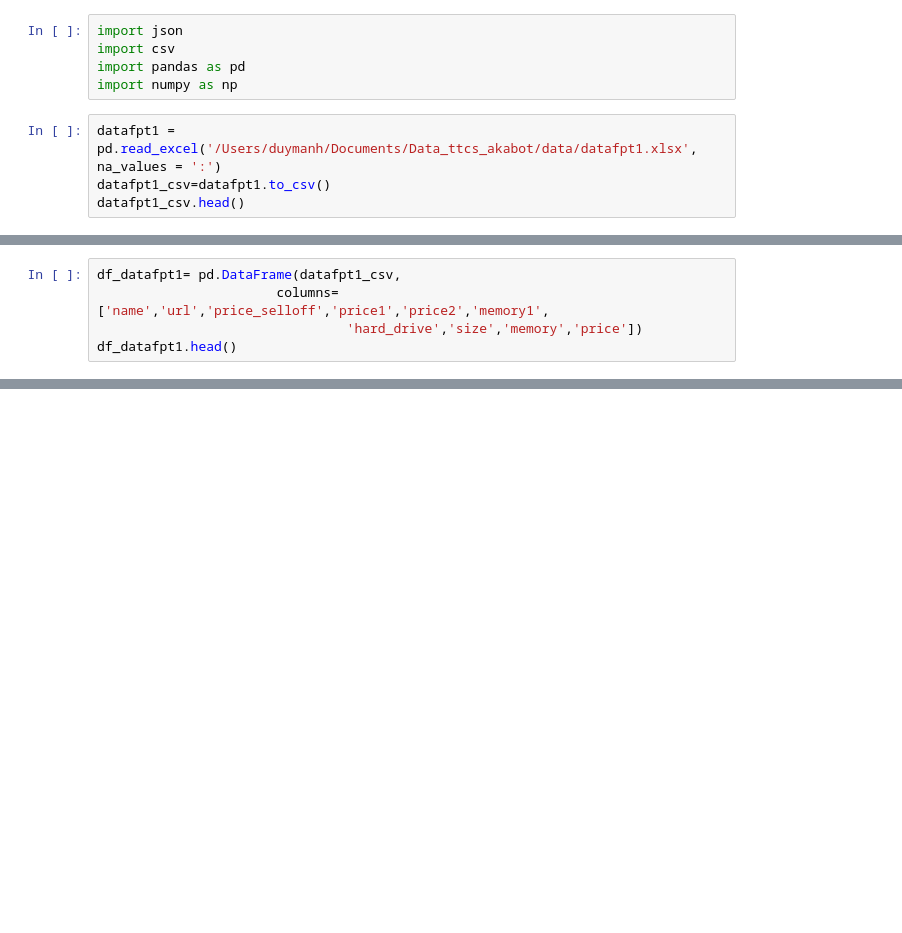
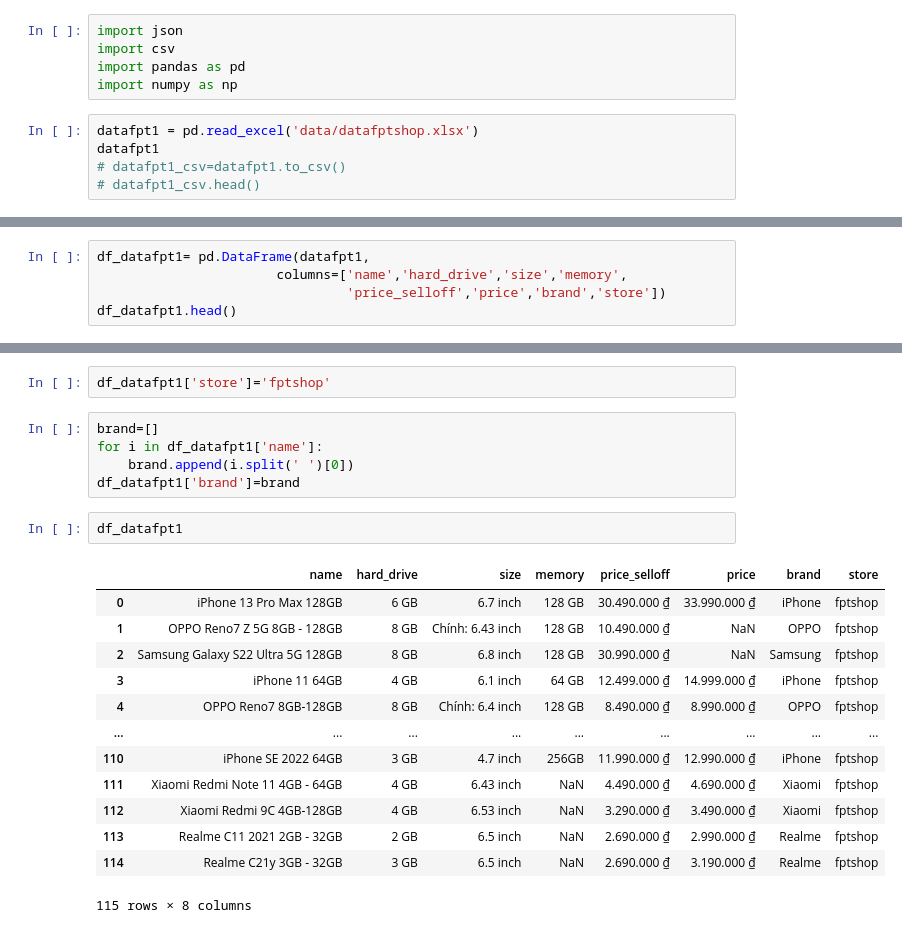
Before and after one commit to DuyManh030901/Data_ttcs_akabot, a Jupyter notebook: Data_ttcs/code/xulidataakabot.ipynb, the cells around one changed output, grey strips where cells are left out. Saved outputs shown, nothing was run; the diff lists cells and outputs as text; blank space fills up the shorter version.

```diff
--- a/Data_ttcs/code/xulidataakabot.ipynb
+++ b/Data_ttcs/code/xulidataakabot.ipynb
@@ -4,7 +4,8 @@ import csv
 import pandas as pd
 import numpy as np
 # %%
-datafpt1 = pd.read_excel('/Users/duymanh/Documents/Data_ttcs_akabot/data/datafpt1.xlsx', na_values = ':')
-datafpt1_csv=datafpt1.to_csv()
-datafpt1_csv.head()
+datafpt1 = pd.read_excel('data/datafptshop.xlsx')
+datafpt1
+# datafpt1_csv=datafpt1.to_csv()
+# datafpt1_csv.head()
 # %% [output]
@@ -16,6 +25,6 @@ datafpt1_csv
 # %%
-df_datafpt1= pd.DataFrame(datafpt1_csv,
-                       columns=['name','url','price_selloff','price1','price2','memory1',
-                                'hard_drive','size','memory','price'])
+df_datafpt1= pd.DataFrame(datafpt1,
+                       columns=['name','hard_drive','size','memory',
+                                'price_selloff','price','brand','store'])
 df_datafpt1.head()
 # %% [output]
@@ -22,0 +37,23 @@ ValueError: DataFrame constructor not properly called!
+# %%
+df_datafpt1['store']='fptshop'
+# %%
+brand=[]
+for i in df_datafpt1['name']:
+    brand.append(i.split(' ')[0])
+df_datafpt1['brand']=brand
+# %%
+df_datafpt1
+# %% [output]
+|  | name | hard_drive | size | memory | price_selloff | price | brand | store |
+| 0 | iPhone 13 Pro Max 128GB | 6 GB | 6.7 inch | 128 GB | 30.490.000 ₫ | 33.990.000 ₫ | iPhone | fptshop |
+| 1 | OPPO Reno7 Z 5G 8GB - 128GB | 8 GB | Chính: 6.43 inch | 128 GB | 10.490.000 ₫ | NaN | OPPO | fptshop |
+| 2 | Samsung Galaxy S22 Ultra 5G 128GB | 8 GB | 6.8 inch | 128 GB | 30.990.000 ₫ | NaN | Samsung | fptshop |
+| 3 | iPhone 11 64GB | 4 GB | 6.1 inch | 64 GB | 12.499.000 ₫ | 14.999.000 ₫ | iPhone | fptshop |
+| 4 | OPPO Reno7 8GB-128GB | 8 GB | Chính: 6.4 inch | 128 GB | 8.490.000 ₫ | 8.990.000 ₫ | OPPO | fptshop |
+| ... | ... | ... | ... | ... | ... | ... | ... | ... |
+| 110 | iPhone SE 2022 64GB | 3 GB | 4.7 inch | 256GB | 11.990.000 ₫ | 12.990.000 ₫ | iPhone | fptshop |
+| 111 | Xiaomi Redmi Note 11 4GB - 64GB | 4 GB | 6.43 inch | NaN | 4.490.000 ₫ | 4.690.000 ₫ | Xiaomi | fptshop |
+| 112 | Xiaomi Redmi 9C 4GB-128GB | 4 GB | 6.53 inch | NaN | 3.290.000 ₫ | 3.490.000 ₫ | Xiaomi | fptshop |
+| 113 | Realme C11 2021 2GB - 32GB | 2 GB | 6.5 inch | NaN | 2.690.000 ₫ | 2.990.000 ₫ | Realme | fptshop |
+| 114 | Realme C21y 3GB - 32GB | 3 GB | 6.5 inch | NaN | 2.690.000 ₫ | 3.190.000 ₫ | Realme | fptshop |
+115 rows × 8 columns
```
Also changed, not shown: parts of 35 cells of this notebook, 14 other files.
